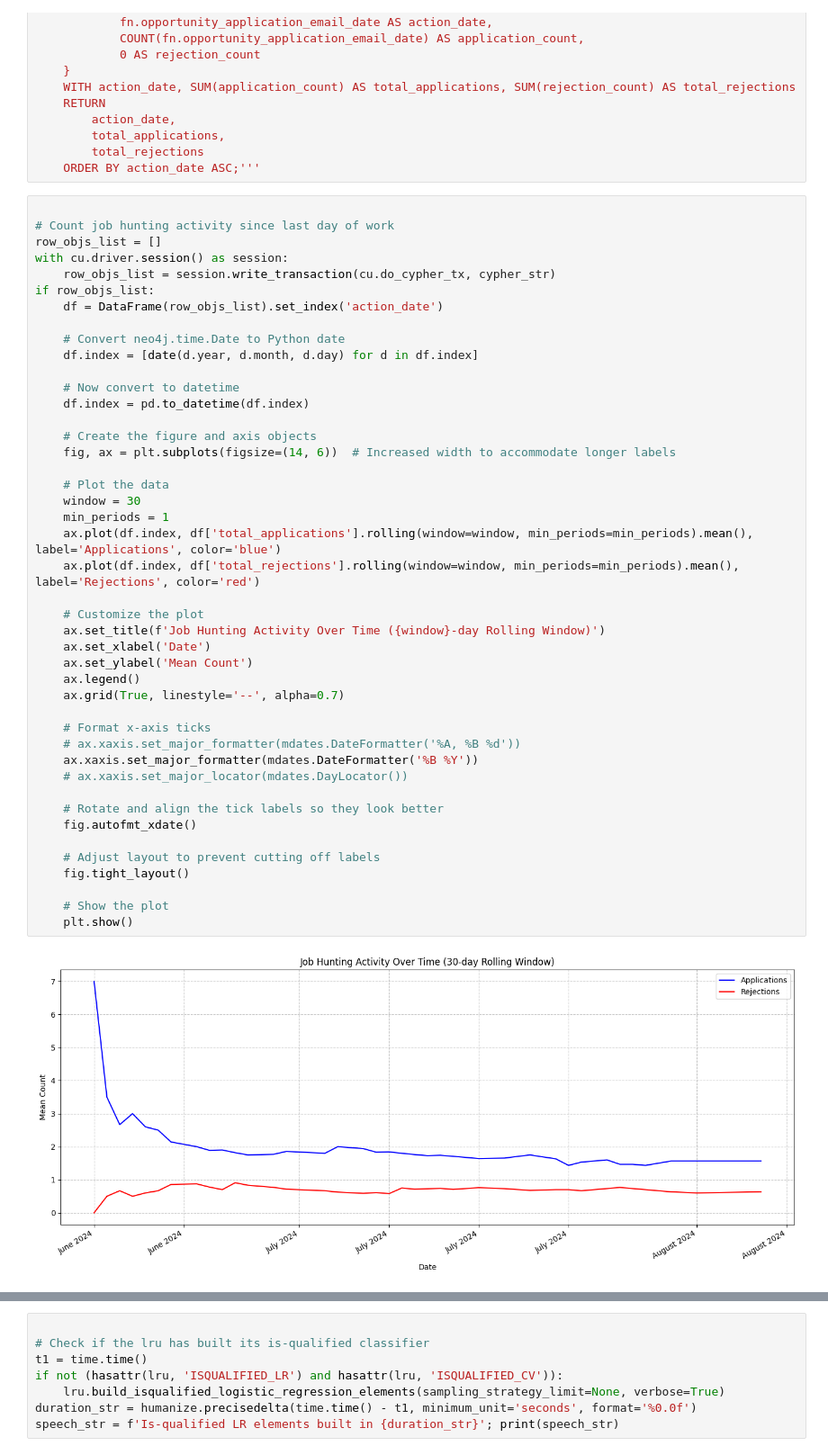
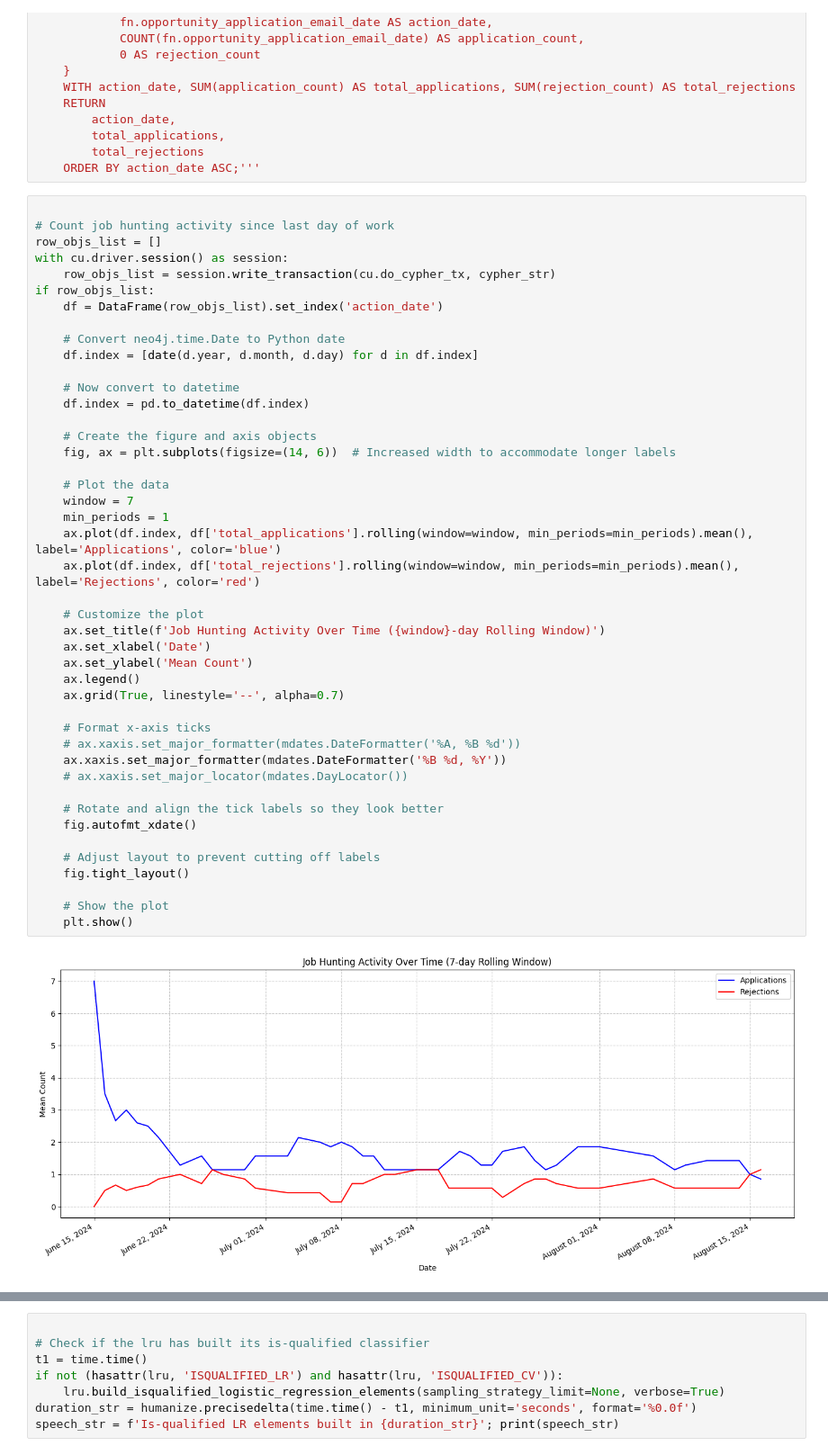
Before and after one commit to dbabbitt/job-hunting, a Jupyter notebook: visualizations/Job Hunting Activity Over Time.ipynb, the cells around one changed output, grey strips where cells are left out. Shown at 90% size. Saved outputs shown, nothing was run; the diff lists cells and outputs as text.

```diff
--- a/visualizations/Job Hunting Activity Over Time.ipynb
+++ b/visualizations/Job Hunting Activity Over Time.ipynb
@@ -82,36 +82,36 @@ if row_objs_list:
     df.index = pd.to_datetime(df.index)
 
     # Create the figure and axis objects
     fig, ax = plt.subplots(figsize=(14, 6))  # Increased width to accommodate longer labels
 
     # Plot the data
-    window = 30
+    window = 7
     min_periods = 1
     ax.plot(df.index, df['total_applications'].rolling(window=window, min_periods=min_periods).mean(), label='Applications', color='blue')
     ax.plot(df.index, df['total_rejections'].rolling(window=window, min_periods=min_periods).mean(), label='Rejections', color='red')
 
     # Customize the plot
     ax.set_title(f'Job Hunting Activity Over Time ({window}-day Rolling Window)')
     ax.set_xlabel('Date')
     ax.set_ylabel('Mean Count')
     ax.legend()
     ax.grid(True, linestyle='--', alpha=0.7)
 
     # Format x-axis ticks
     # ax.xaxis.set_major_formatter(mdates.DateFormatter('%A, %B %d'))
-    ax.xaxis.set_major_formatter(mdates.DateFormatter('%B %Y'))
+    ax.xaxis.set_major_formatter(mdates.DateFormatter('%B %d, %Y'))
     # ax.xaxis.set_major_locator(mdates.DayLocator())
 
     # Rotate and align the tick labels so they look better
     fig.autofmt_xdate()
 
     # Adjust layout to prevent cutting off labels
     fig.tight_layout()
 
     # Show the plot
     plt.show()
 # %% [output]
-[figure, old version]
+[figure, new version]
 # %%
 
 total_applications = df.sum().total_applications
```
Also changed, not shown: parts of 4 cells of this notebook, 19 other files.
